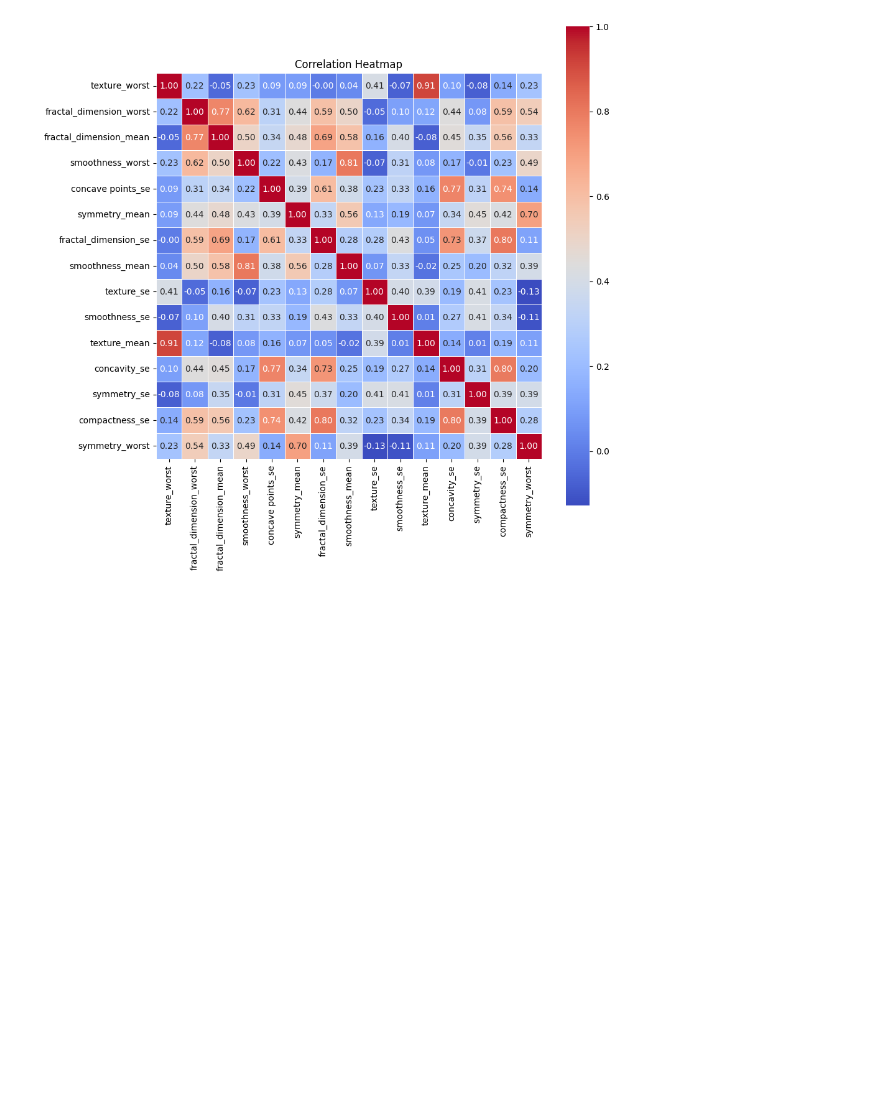
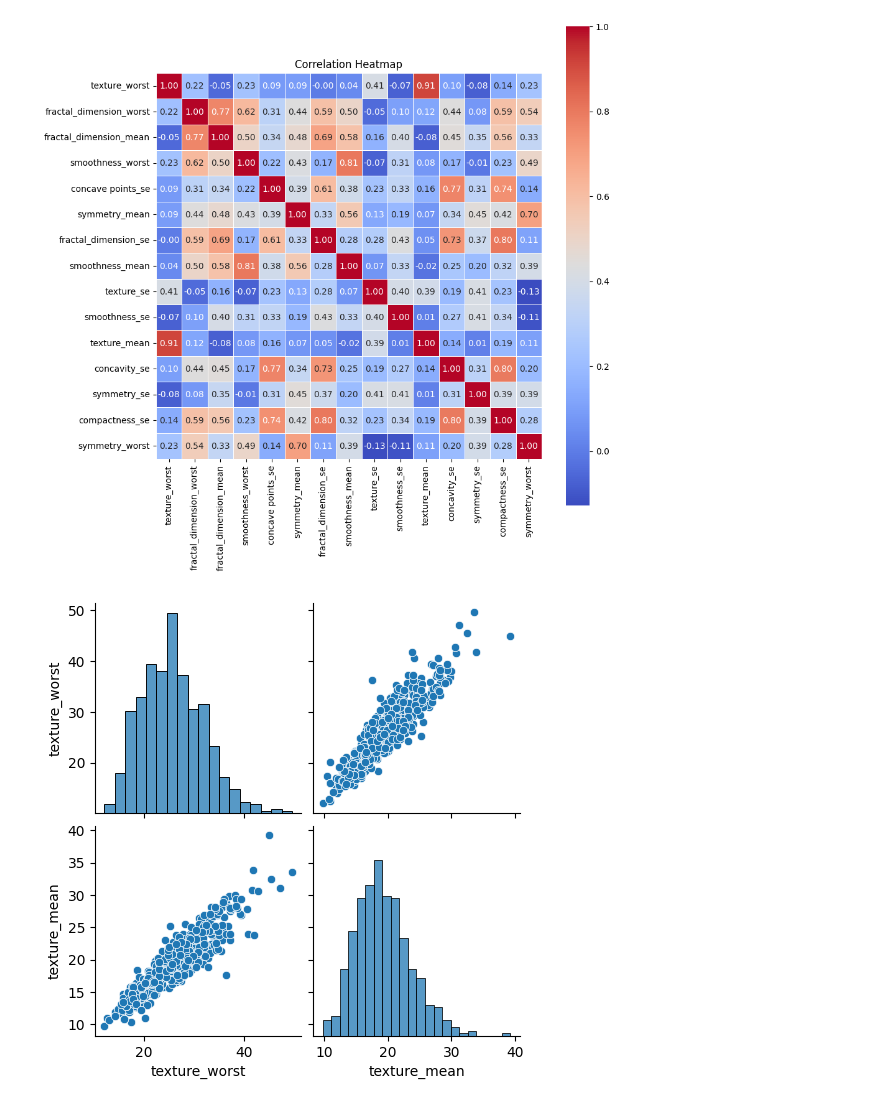
Before and after one commit to tselane2110/Breast-Cancer-Detection, a Jupyter notebook: BreastCancerPrediction.ipynb, the cells around one changed output. Saved outputs shown, nothing was run; the diff lists cells and outputs as text; code cells hidden in the pictures; blank space fills up the shorter version.

```diff
--- a/BreastCancerPrediction.ipynb
+++ b/BreastCancerPrediction.ipynb
@@ -1058,3 +1049,22 @@ plt.title("Correlation Heatmap")
 plt.show()
 # %% [output]
 [figure]
+# %%
+g7_col = ['texture_worst', 'texture_mean']
+g8_col = ['fractal_dimension_worst', 'fractal_dimension_mean']
+g9_col = ['smoothness_worst', 'smoothness_mean']
+g10_col = ['symmetry_worst', 'symmetry_mean']
+g11_col = ['fractal_dimension_se', 'concavity_se', 'compactness_se']
+g12_col = ['concave points_se', 'concavity_se', 'compactness_se']
+g7 = df_lowcorr[g7_col]
+g8 = df_lowcorr[g8_col]
+g9 = df_lowcorr[g9_col]
+g10 = df_lowcorr[g10_col]
+g11 = df_lowcorr[g11_col]
+g12 = df_lowcorr[g12_col]
+# %%
+# to test if their relationship is linearly correlated
+sns.pairplot(g7)
+plt.show()
+# %% [output]
+[figure, added]
```
Also changed, not shown: parts of 28 cells of this notebook.
